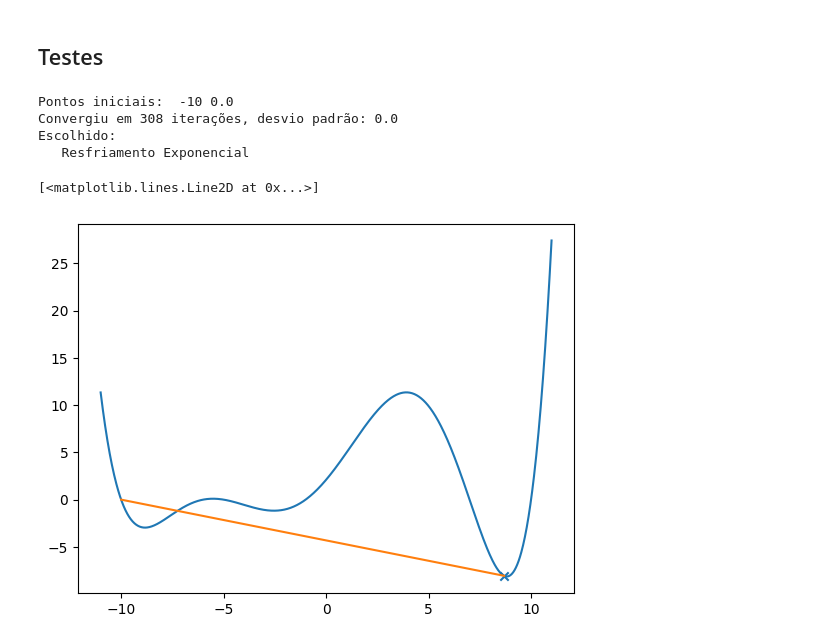
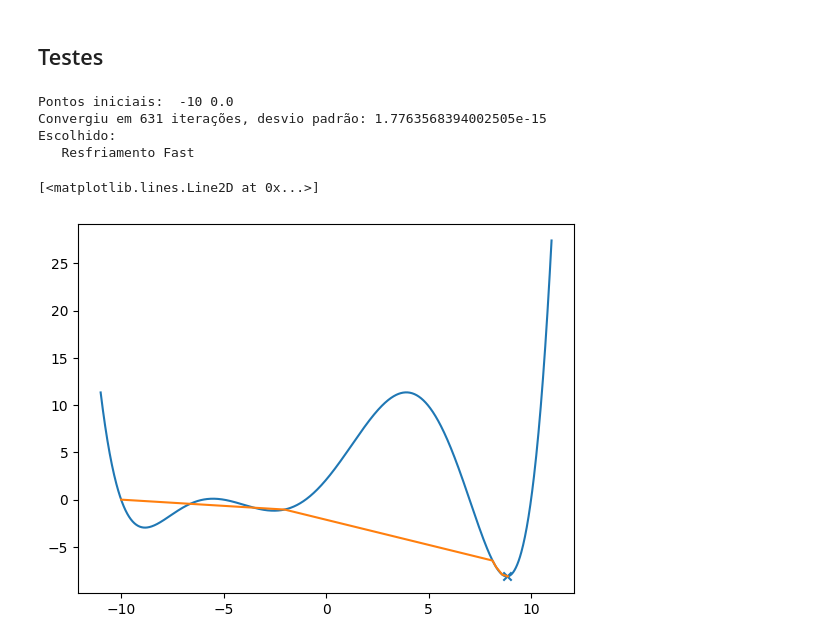
Before and after one commit to Guilhos/ENGG11---Simulated-Annealing, a Jupyter notebook: SA.ipynb, the cells around one changed output. Cells and saved outputs as stored; diff of their text form; code cells hidden in the pictures.

```diff
--- a/SA.ipynb
+++ b/SA.ipynb
@@ -59,7 +59,7 @@ def SA(search_space, F, T, opc,convR):
             T = resfriamento(T,i,deltaE, 0.9, 0, opc, nProg)
             history.append(x)
 
-    dicio = {'1': 'Linear', '2': 'Geométrico', '3': 'Logarítimico', '4': 'Híbrido', '5': 'Exponencial', '0': 'Adaptativo'}
+    dicio = {'1': 'Linear', '2': 'Geométrico', '3': 'Logarítimico', '4': 'Híbrido', '5': 'Exponencial', '6': 'Adaptativo', '7': 'Fast'}
     print(f'Escolhido: \n   Resfriamento {dicio[str(opc)]}')
     return x, history, best
 
@@ -77,27 +77,29 @@ def resfriamento(T, k, deltaE, a = 0.75, b = 0, opc = 0, nProg = 0):
             T = a*T
     elif opc == 5: # Exponencial - Converge em 10000
         T = T/(1+b*T)
-    else: # Adaptativa, ASL
+    elif opc == 6: # Adaptativa, ASA
         if nProg > 4:
             a *= 1.1
         else:
             a *= 0.9
         T *= a
+    elif opc == 7: # Fast, FSA
+        T = T/(1+k)
     return T
 # %% [markdown]
 ## Testes
 # %%
 X = np.linspace(-11, 11, num=1000)
-x1, history, best = SA(X, function, T = 100, opc = 5, convR = 300)
+x1, history, best = SA(X, function, T = 100, opc = 7, convR = 300)
 
 plt.plot(X, function(X))
 plt.scatter(x1, function(x1), marker='x')
 #plt.scatter(best, function(best), marker='o')
 plt.plot(history, [function(y) for y in history])
 # %% [output]
 Pontos iniciais:  -10 0.0
-Convergiu em 308 iterações, desvio padrão: 0.0
+Convergiu em 631 iterações, desvio padrão: 1.7763568394002505e-15
 Escolhido:
-   Resfriamento Exponencial
+   Resfriamento Fast
 [<matplotlib.lines.Line2D at 0x...>]
-[figure, old version]
+[figure, new version]
```
